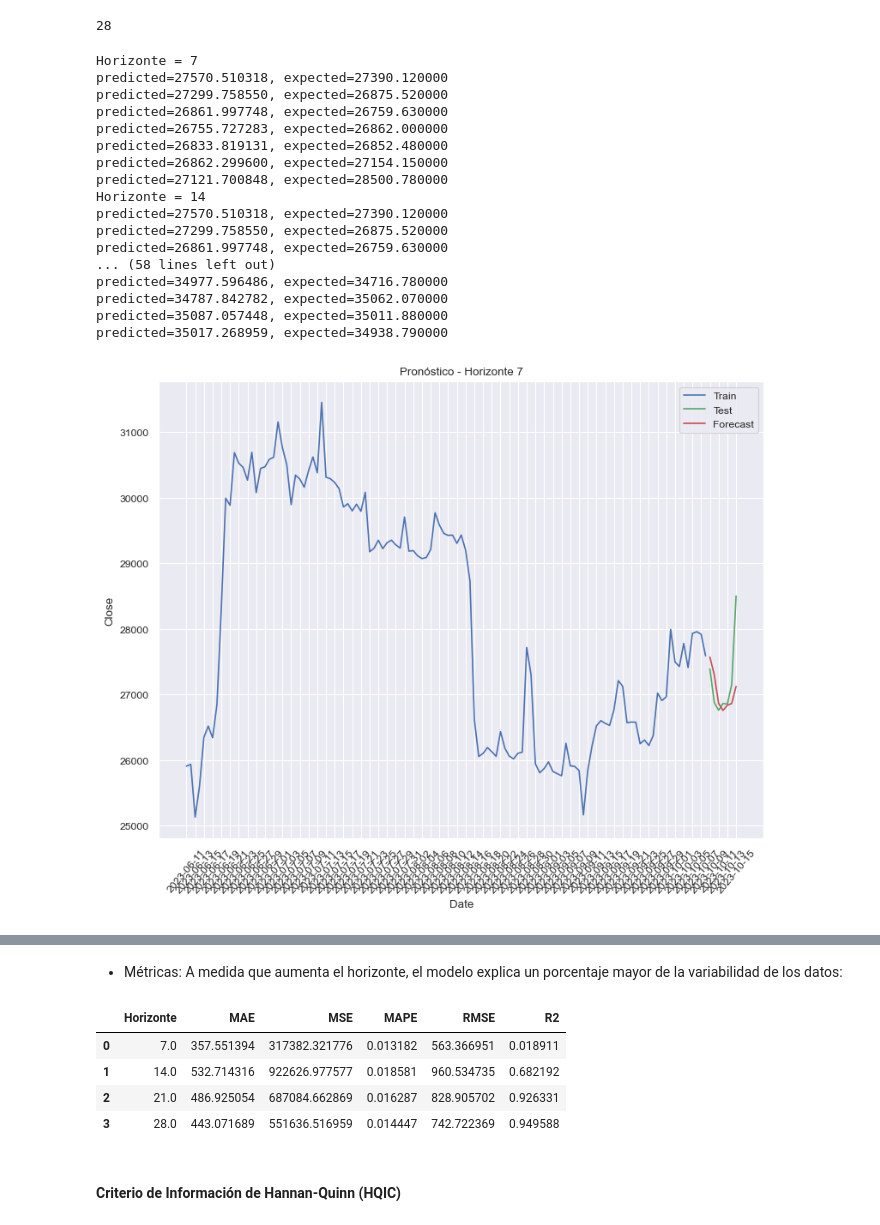
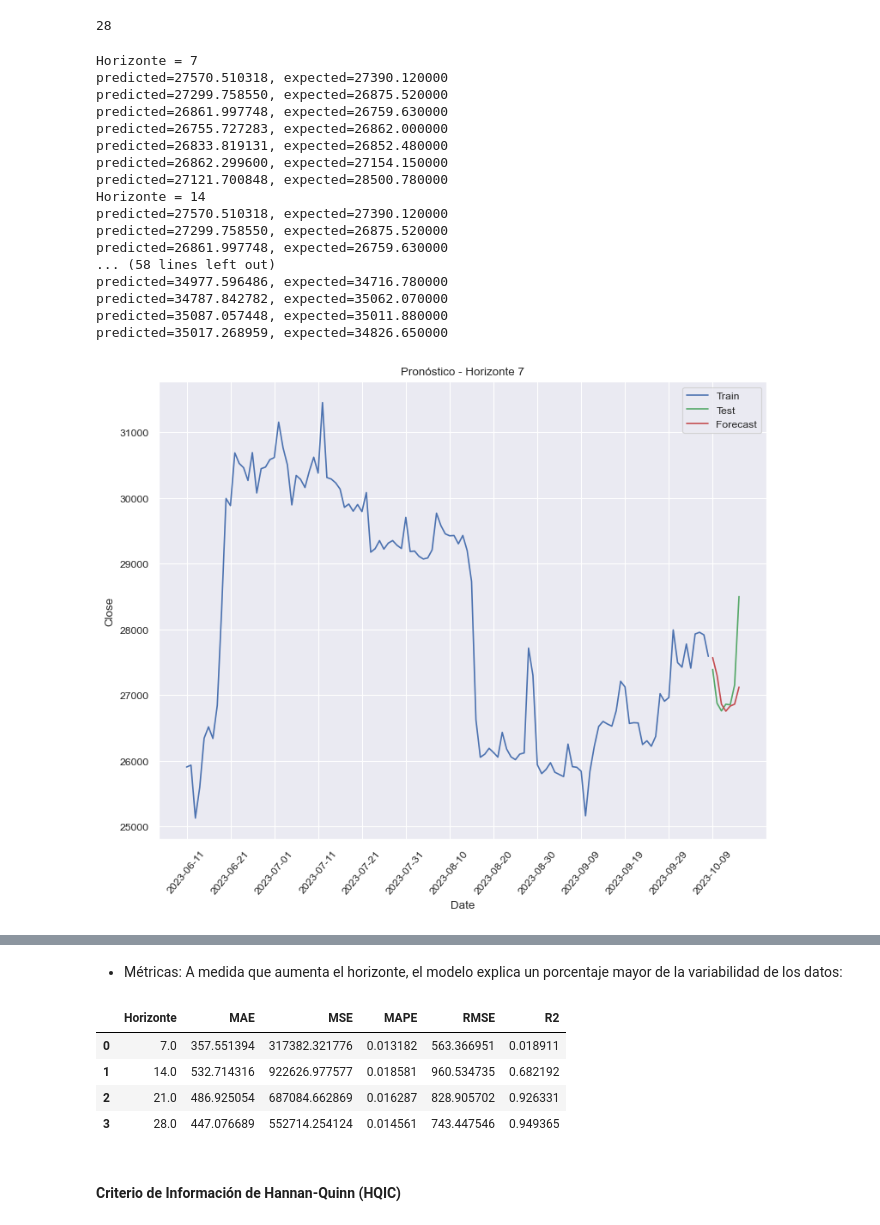
Before and after one commit to vanebertel/ANGIE_VANESA_ML_2023, a Jupyter notebook: _sources/notebooks.ipynb, the cells around one changed output, grey strips where cells are left out. Saved outputs shown, nothing was run; the diff lists cells and outputs as text; code cells hidden in the pictures.

```diff
--- a/_sources/notebooks.ipynb
+++ b/_sources/notebooks.ipynb
@@ -131,7 +131,7 @@ Una operación fundamental para entender el comportamiento de una serie de tiemp
 # %%
 plt.figure(figsize = (12,6))
 ax = sns.lineplot(data=BTC_df, x="Date", y="Close")
-freq = int(27)
+freq = int(45)
 xtix = ax.get_xticks()
 ax.set_xticks(xtix[::freq])
 plt.tight_layout()
@@ -367,33 +367,33 @@ for n_test in hzt_values:
     df_acc= forecast_accuracy(np.array(test_1wl), np.array(yhat_1w), n_test)
     results_AIC.loc[row_index] = [n_test, df_acc.iloc[0]['MAE'], df_acc.iloc[0]['MSE'], df_acc.iloc[0]['MAPE'], df_acc.iloc[0]['RMSE'], df_acc.iloc[0]['R2']]
     row_index += 1
 
     plt.figure(figsize = (8, 6))
     ax = sns.lineplot(x=dates_train[-120:], y=train[-120:], label="Train", color='b')
     sns.lineplot(x=dates_1w, y=test_1wl, label="Test", color='g')
     sns.lineplot(x=dates_1w, y=yhat_1w, label="Forecast", color='r')
-    freq = int(2)
+    freq = int(10)
     xtix = ax.get_xticks()
     ax.set_xticks(xtix[::freq])
     plt.tight_layout()
     plt.xticks(rotation=50);
     plt.title(f"Pronóstico - Horizonte {n_test}")
 # %% [output]
 Horizonte = 7
 predicted=27570.510318, expected=27390.120000
 predicted=27299.758550, expected=26875.520000
 predicted=26861.997748, expected=26759.630000
 predicted=26755.727283, expected=26862.000000
 predicted=26833.819131, expected=26852.480000
 predicted=26862.299600, expected=27154.150000
 predicted=27121.700848, expected=28500.780000
 Horizonte = 14
 predicted=27570.510318, expected=27390.120000
 predicted=27299.758550, expected=26875.520000
 predicted=26861.997748, expected=26759.630000
 ... (58 lines left out)
 predicted=34977.596486, expected=34716.780000
 predicted=34787.842782, expected=35062.070000
 predicted=35087.057448, expected=35011.880000
-predicted=35017.268959, expected=34938.790000
+predicted=35017.268959, expected=34826.650000
-[figure, old version]
+[figure, new version]
@@ -409,7 +409,7 @@ results_AIC
 | 0 | 7.0 | 357.551394 | 317382.321776 | 0.013182 | 563.366951 | 0.018911 |
 | 1 | 14.0 | 532.714316 | 922626.977577 | 0.018581 | 960.534735 | 0.682192 |
 | 2 | 21.0 | 486.925054 | 687084.662869 | 0.016287 | 828.905702 | 0.926331 |
-| 3 | 28.0 | 443.071689 | 551636.516959 | 0.014447 | 742.722369 | 0.949588 |
+| 3 | 28.0 | 447.076689 | 552714.254124 | 0.014561 | 743.447546 | 0.949365 |
 # %% [markdown]
 #### Criterio de Información de Hannan-Quinn (HQIC)
 # %%
```
Also changed, not shown: parts of 12 cells of this notebook, 21 other files.
